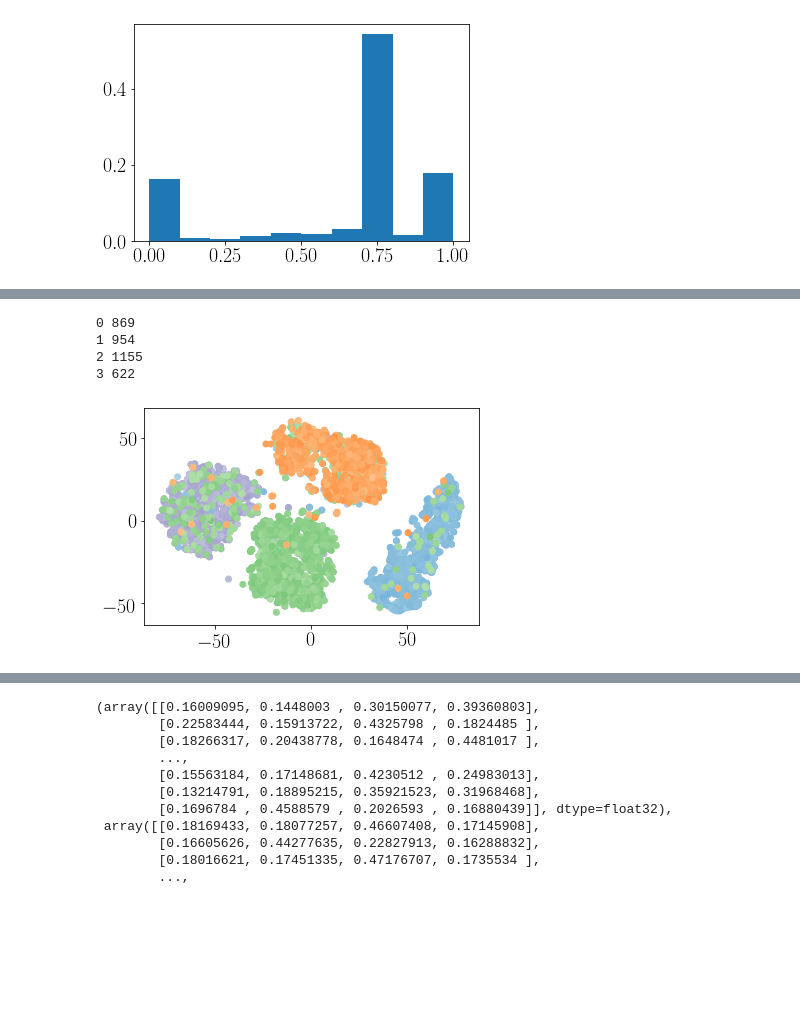
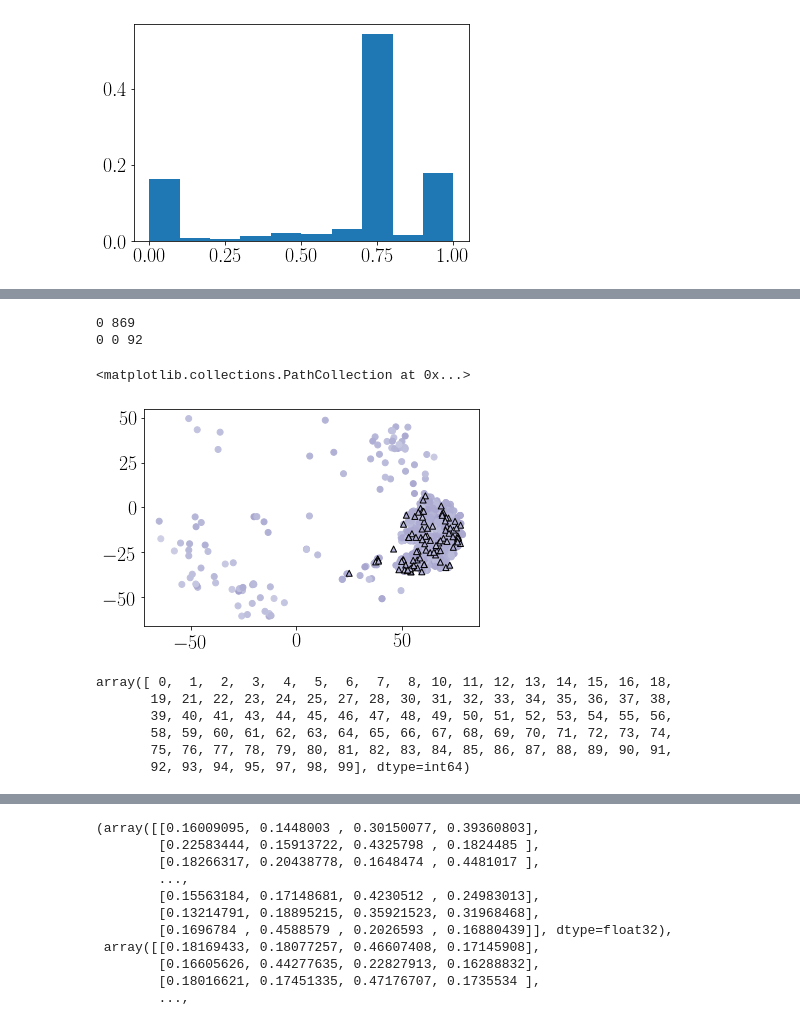
Before and after one commit to kclip/BayesBiSNN, a Jupyter notebook: BBSNN_notebook.ipynb, the cells around one changed output, grey strips where cells are left out. Saved outputs shown, nothing was run; the diff lists cells and outputs as text; code cells hidden in the pictures; blank space fills up the shorter version.

```diff
--- a/BBSNN_notebook.ipynb
+++ b/BBSNN_notebook.ipynb
@@ -311,6 +312,6 @@ Counter({0.0: 1000, 1.0: 1000, 6.0: 1000, 9.0: 1000})
 # %%
 tsne = TSNE()
-test = tsne.fit_transform(inputs_)
+test = tsne.fit_transform(inputs_, labels_)
 # %%
 results_file = r'C:\Users\K1804053\results\002__05-11-2020_mnist_dvs_bbsnnrp_3000_epochs_temp_1.000000_prior_0.500000_rho_0.000001_lr_0.001000'
 
@@ -345,0 +408,15 @@ preds_test_mean = torch.softmax(torch.tensor(preds_test_mean), axis=-1).numpy()
+# %%
+cmap = {0:'Purples', 1:'Blues', 6:'Greens', 9:'Oranges'}
+markers = {0:'^', 1:'o', 6:'P', 9:'*'}
+
+plt.rc('text', usetex=True)
+plt.rc('font', family='serif', size=20)
+
+fig, axs = plt.subplots(1, 1, figsize=(15,9))
+labels_considered = [0, 1, 6, 9]
+
+
+
+# for lbl in labels_considered:
+#     scat = axs.scatter([0], [0], alpha=1., c=[0.99], marker=markers[lbl], cmap=cmap[lbl], vmin=0, vmax=1, edgecolor='black')
+#     fig.colorbar(scat, ax=axs, orientation='vertical')
@@ -346,37 +425,38 @@ preds_test_mean = torch.softmax(torch.tensor(preds_test_mean), axis=-1).numpy()
 # %%
-cmap = {0:'Purples', 1:'Blues', 2:'Greens', 3:'Oranges'}
+lbl = 0
+labels_considered = [0, 1, 6, 9]
+i = 0
 
-d1 = {i:i for i in range(1800)}
-d2 = {i+5400:i+1800 for i in range(900)}
-d3 = {i+8100:i+2700 for i in range(900)}
-mapping_fulltoreduced_train = dict(d1)
-mapping_fulltoreduced_train.update(d2)
-mapping_fulltoreduced_train.update(d3)
+idxs_predicted_lbl_train = idxs_train_mode[np.where(np.argmax(preds_train_mode, axis=-1) == i)[0]]
+print(lbl, len(idxs_predicted_lbl_train))
+transformed = test[:9000][idxs_predicted_lbl_train]
+plt.scatter(transformed[:, 0], transformed[:, 1], c=np.max(preds_train_mode[np.where(np.argmax(preds_train_mode, axis=-1) == i)[0]], axis=-1), cmap=cmap[lbl], vmin=0, vmax=1)
 
-d1 = {i:i for i in range(200)}
-d2 = {i+600:i+200 for i in range(100)}
-d3 = {i+800:i+300 for i in range(100)}
-mapping_fulltoreduced_test = dict(d1)
-mapping_fulltoreduced_test.update(d2)
-mapping_fulltoreduced_test.update(d3)
-n_samples_test = len(inputs_test)
 
-labels_considered = [0, 1, 6, 9]
-for lbl in range(len(labels_considered)):
-    idxs_predicted_lbl_train = idxs_train_mode[np.where(np.argmax(preds_train_mode, axis=-1) == lbl)[0]]
-    print(lbl, len(idxs_predicted_lbl))
-    idxs_transformed_train = [mapping_fulltoreduced_train[i] for i in idxs_predicted_lbl_train]
-    transformed = test[:n_samples_train][idxs_transformed_train]
-    plt.scatter(transformed[:, 0], transformed[:, 1], c=np.max(preds_train_mode[np.where(np.argmax(preds_train_mode, axis=-1) == lbl)[0]], axis=-1), cmap=cmap[lbl], vmin=0, vmax=1)
 
-    idxs_predicted_lbl_test = idxs_test_mode[np.where(np.argmax(preds_test_mode, axis=-1) == lbl)[0]]
-    print(lbl, len(idxs_predicted_lbl))
-    idxs_transformed = [mapping_fulltoreduced_train[i] for i in idxs_predicted_lbl]
-    transformed = test[:n_samples_train][idxs_transformed]
-    plt.scatter(transformed[:, 0], transformed[:, 1], c=np.max(preds_train_mode[np.where(np.argmax(preds_train_mode, axis=-1) == lbl)[0]], axis=-1), cmap=cmap[lbl], vmin=0, vmax=1)
+idxs_test_lbl = idxs_test_mode[np.where(labels_test[idxs_test_mode] == lbl)[0]]
+idxs_test_mode_lbl = np.where(labels_test[idxs_test_mode] == lbl)[0]
+
+j = 0
+lbl_predicted = 0
+
+idxs_predicted_lbl_test = idxs_test_lbl[np.where(np.argmax(preds_test_mode[idxs_test_mode_lbl], axis=-1) == j)[0]]
+print(lbl, lbl_predicted, len(idxs_predicted_lbl_test))
+
+transformed = test[9000:][idxs_predicted_lbl_test]
+
+plt.scatter(transformed[:, 0], transformed[:, 1], c=np.max(preds_test_mode[np.where(np.argmax(preds_test_mode[idxs_test_mode_lbl], axis=-1) == j)[0]], axis=-1), marker=markers[lbl], cmap=cmap[lbl], vmin=0, vmax=1, edgecolor='black')
 # %% [output]
 0 869
-1 954
-2 1155
-3 622
+0 0 92
+<matplotlib.collections.PathCollection at 0x...>
-[figure, old version]
+[figure, new version]
+# %%
+colors = ['Purple','Blue', 'Green', 'Orange']
+# %% [output]
+array([ 0,  1,  2,  3,  4,  5,  6,  7,  8, 10, 11, 12, 13, 14, 15, 16, 18,
+       19, 21, 22, 23, 24, 25, 27, 28, 30, 31, 32, 33, 34, 35, 36, 37, 38,
+       39, 40, 41, 43, 44, 45, 46, 47, 48, 49, 50, 51, 52, 53, 54, 55, 56,
+       58, 59, 60, 61, 62, 63, 64, 65, 66, 67, 68, 69, 70, 71, 72, 73, 74,
+       75, 76, 77, 78, 79, 80, 81, 82, 83, 84, 85, 86, 87, 88, 89, 90, 91,
+       92, 93, 94, 95, 97, 98, 99], dtype=int64)
```
Also changed, not shown: parts of 15 cells of this notebook, 3 other files.
